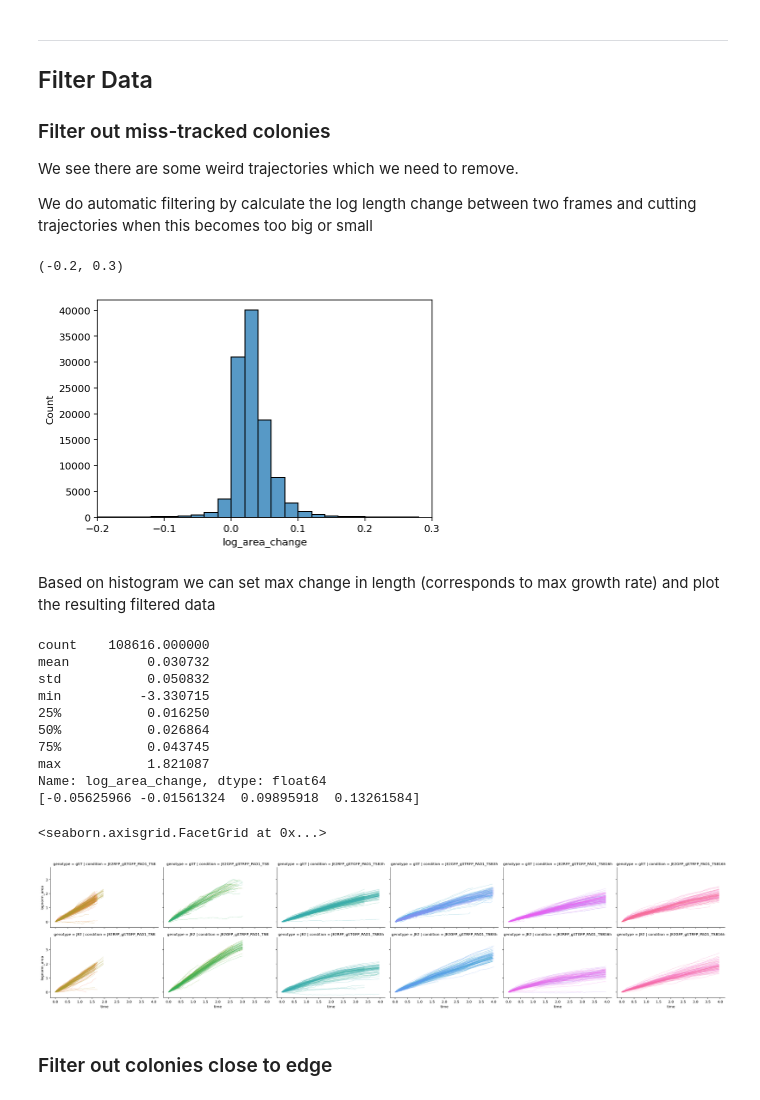
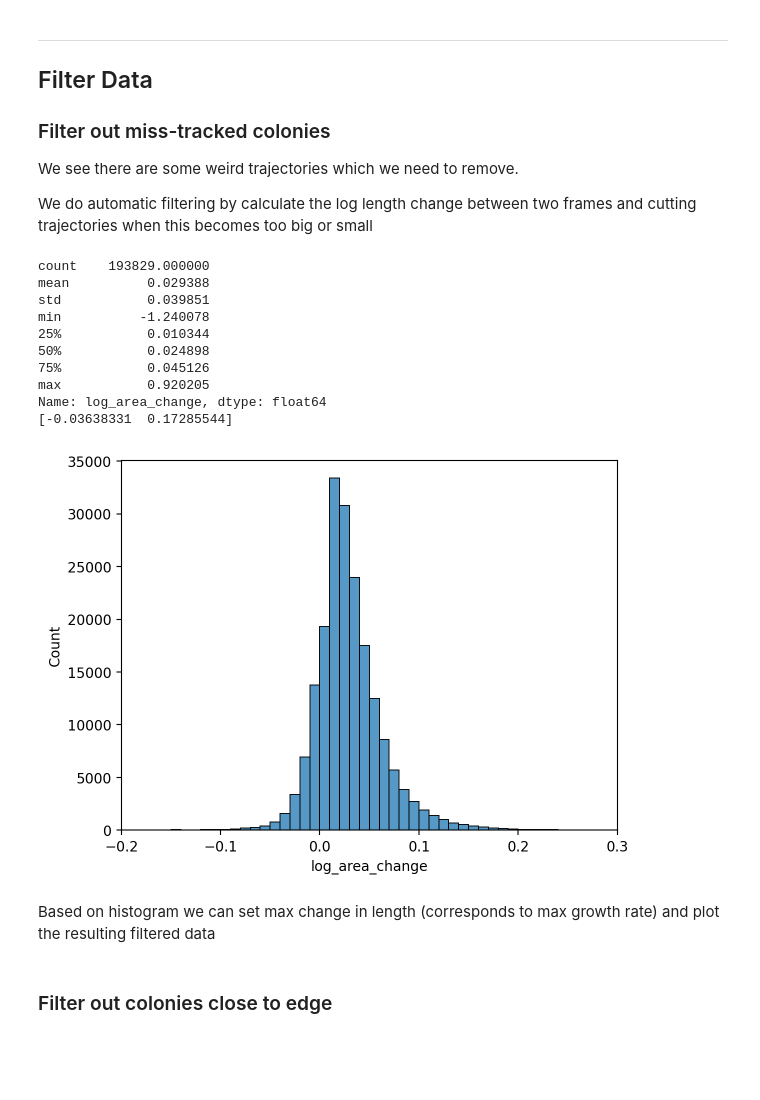
Before and after one commit to simonvanvliet/PA-SA_Agarpads, a Jupyter notebook: 5_filter_data.ipynb, the cells around one changed output. Drawn from its saved outputs; the diff is of its cells as text; code cells hidden in the pictures; blank space fills up the shorter version.

```diff
--- a/5_filter_data.ipynb
+++ b/5_filter_data.ipynb
@@ -24,13 +24,10 @@ import pathlib
 ## Load data
 # %%
 #set path to output csv files
-path_data_files = pathlib.Path()
-
-#set filenames
-data_name = "20230411"
+path_data_files = pathlib.Path("/Users/simonvanvliet/TempData/DataFiles/")
 
 #read data
-csv_name = path_data_files / f"{data_name}_all_data.csv"
+csv_name = path_data_files / "all_data.csv"
 df_all = pd.read_csv(csv_name, index_col=0)
 
 #set settings
@@ -61,12 +58,19 @@ def parse_conditon(x):
 
     SA1genotype = x['condition'].split('GFP')[0].split('_')[-1]
     SA2genotype = x['condition'].split('RFP')[0].split('_')[-1]
+
+
     media = x['condition'].split('_')[-1]
 
     d = {}
     d['media'] = media
-    d['community'] = x.condition.split('_PA')[0]
 
+    if "PA" in x['condition']:
+        d['community'] = x.condition.split('_PA')[0]
+        d['PA_present'] = True
+    else:
+        d['community'] = x.condition.split('_TSB')[0]+"_noPA"
+        d['PA_present'] = False
     if x['strain']=='SA1':
         d['genotype'] = SA1genotype
         d['marker'] = 'GFP'
@@ -80,7 +84,7 @@ def parse_conditon(x):
         d['genotype'] = 'NA'
         d['marker'] = 'NA'
 
-    index = ['genotype', 'marker', 'media','community']
+    index = ['genotype', 'marker', 'media','community','PA_present']
 
     return pd.Series(d, index=index)
 
@@ -89,7 +93,7 @@ def parse_conditon(x):
 df = df_all.loc[(~(df_all['strain']=='PA')) & (df_all['colony_id']>=0)].copy()
 
 #add unique id
-unique_id = df['strain'].map(str) + '-' + df['pos'].map(str) + '-' + df['colony_id'].map(str)
+unique_id = df['strain'].map(str) + '-' + df['exp_name'].map(str) + '-' + df['pos'].map(str) + '-' + df['colony_id'].map(str)
 df['unique_id'] = unique_id
 
 #add time in hours
@@ -100,6 +104,8 @@ df['area'] = df['area'].astype(float)
 df['lognorm_area'] = np.log(df['area'].div(df.groupby('unique_id')['area'].transform('first')))
 df['log_area_change'] = df.groupby('unique_id')['lognorm_area'].diff(1)
 
-
 #add parsed condition
 df = pd.concat([df, df.apply(parse_conditon, axis=1)], axis=1)
+
+#filter out data without PA
+df = df.loc[df['PA_present']].copy()
@@ -121,41 +136,31 @@ We see there are some weird trajectories which we need to remove.
 
 We do automatic filtering by calculate the log length change between two frames and cutting trajectories when this becomes too big or small
 # %%
-sns.histplot(data=df, x='log_area_change', bins=np.arange(-0.2,0.3,0.02)).set_xlim(-0.2,0.3)
+sns.histplot(data=df, x='log_area_change', bins=np.arange(-0.2,0.3,0.01)).set_xlim(-0.2,0.3)
+print(df['log_area_change'].describe())
+print(np.nanquantile(df['log_area_change'],[0.015,0.995]))
 # %% [output]
-(-0.2, 0.3)
+count    193829.000000
+mean          0.029388
+std           0.039851
+min          -1.240078
+25%           0.010344
+50%           0.024898
+75%           0.045126
+max           0.920205
+Name: log_area_change, dtype: float64
+[-0.03638331  0.17285544]
-[figure, old version]
+[figure, new version]
 # %% [markdown]
 Based on histogram we can set max change in length (corresponds to max growth rate) and plot the resulting filtered data
-# %%
-print(df['log_area_change'].describe())
-print(np.nanquantile(df['log_area_change'],[0.01,0.025,0.975,0.99]))
-# %% [output]
-count    108616.000000
-mean          0.030732
-std           0.050832
-min          -3.330715
-25%           0.016250
-50%           0.026864
-75%           0.043745
-max           1.821087
-Name: log_area_change, dtype: float64
-[-0.05625966 -0.01561324  0.09895918  0.13261584]
 # %%
 #set min and max change in log area between frames for filtering
 min_dl = -0.06
-max_dl = 0.14
+max_dl = 0.18
 
 #stop tracks at first frame where error occurs
 df['track_error'] = (df['log_area_change']<min_dl) | (df['log_area_change']>max_dl)
 track_filter = df.groupby('unique_id')['track_error'].cumsum() > 0
 df_filtered = df.loc[~track_filter].copy()
-
-#plot filtered data
-g = sns.FacetGrid(data=df_filtered, col='condition',row='genotype',aspect=1.5,hue='unique_id')
-g.map_dataframe(sns.lineplot, x='time', y='lognorm_area', alpha=0.2)
-# %% [output]
-<seaborn.axisgrid.FacetGrid at 0x...>
-[figure, removed]
 # %% [markdown]
 ### Filter out colonies close to edge
```
Also changed, not shown: parts of 5 cells of this notebook, 8 other files.
